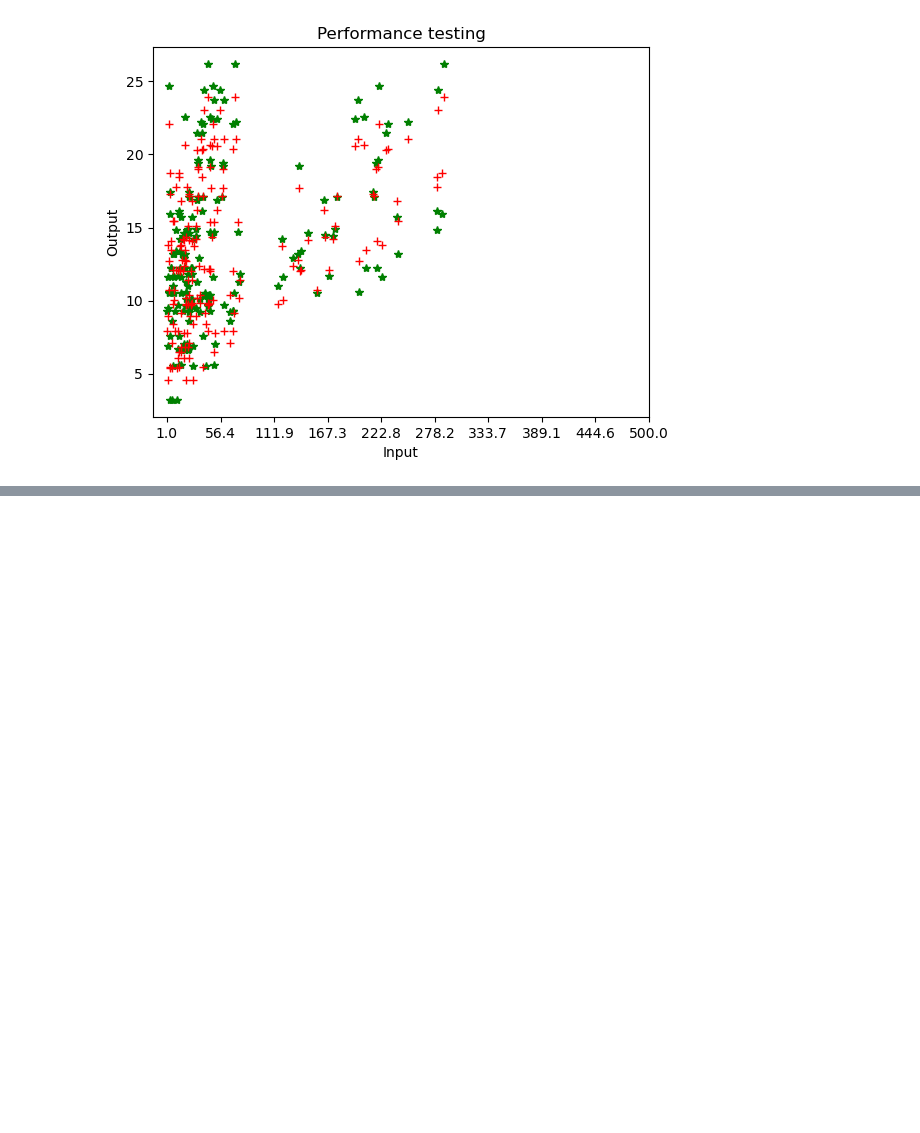
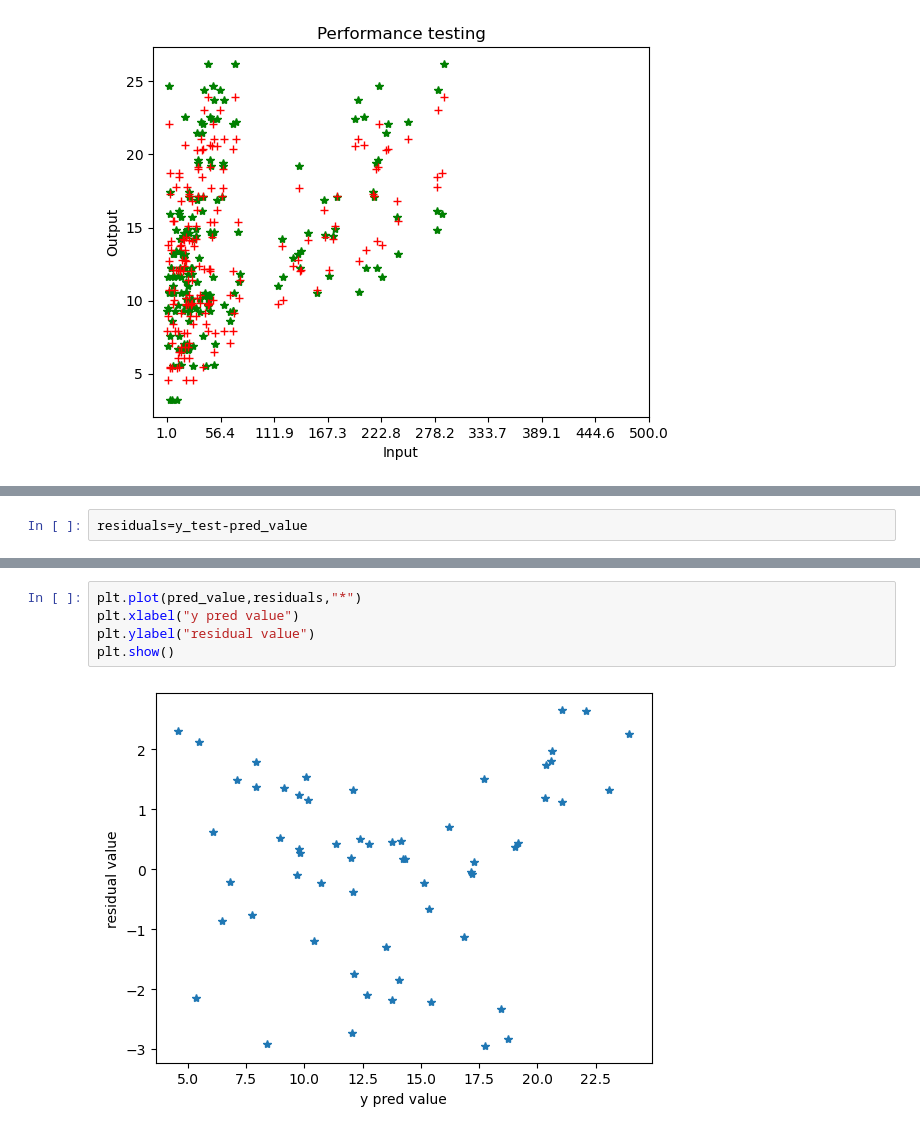
Before and after one commit to Annkkitaaa/Machine-Learning-and-AI, a Jupyter notebook: multiple linear regression/Multiple Linear Regression.ipynb, the cells around one changed output, grey strips where cells are left out. Cells and saved outputs as stored; diff of their text form; blank space fills up the shorter version.

```diff
--- a/multiple linear regression/Multiple Linear Regression.ipynb
+++ b/multiple linear regression/Multiple Linear Regression.ipynb
@@ -120,0 +141,2 @@ plt.show()
+# %%
+residuals=y_test-pred_value
@@ -120,0 +163,7 @@ plt.show()
+# %%
+plt.plot(pred_value,residuals,"*")
+plt.xlabel("y pred value")
+plt.ylabel("residual value")
+plt.show()
+# %% [output]
+[figure, added]
```
Also changed, not shown: parts of 18 cells of this notebook.
